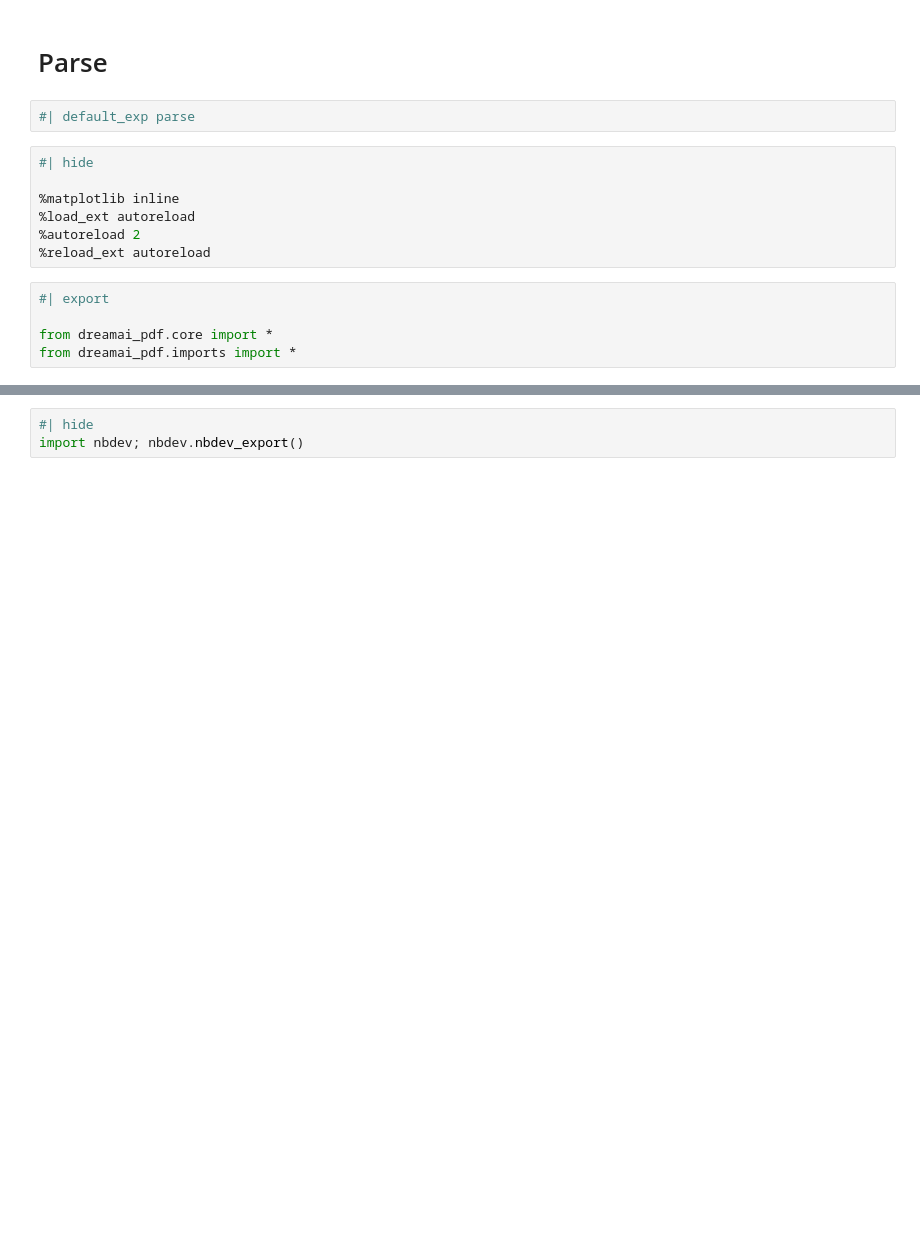
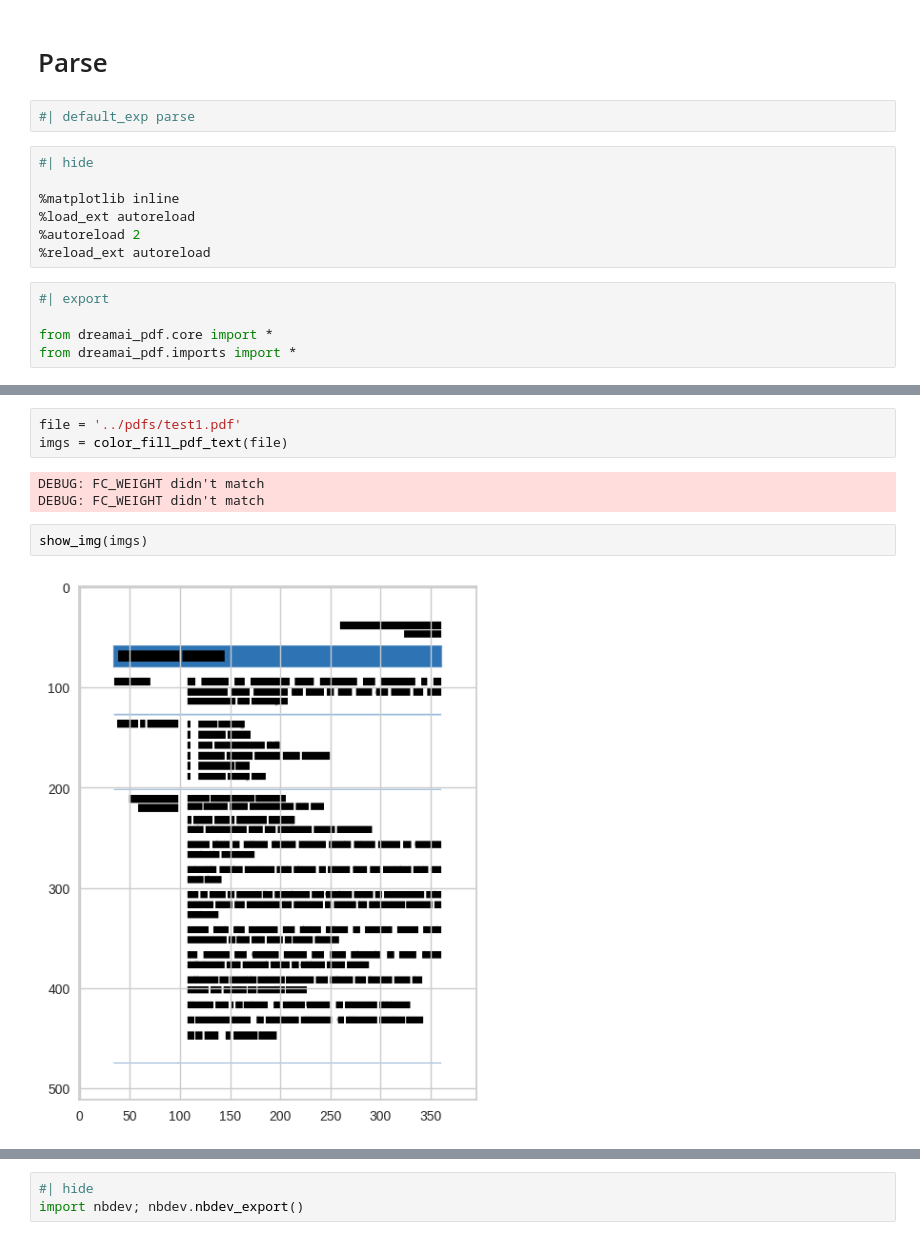
Before and after one commit to HamzaFarhan/dreamai_pdf_old, a Jupyter notebook: nbs/01_parse.ipynb, the cells around one changed output, grey strips where cells are left out. Cells and saved outputs as stored; diff of their text form; blank space fills up the shorter version.

```diff
--- a/nbs/01_parse.ipynb
+++ b/nbs/01_parse.ipynb
@@ -100,0 +205,10 @@ def pdf_to_text(data_path, max_n_cols=3, cols_list=[2,1]):
+# %%
+file = '../pdfs/test1.pdf'
+imgs = color_fill_pdf_text(file)
+# %% [output]
+DEBUG: FC_WEIGHT didn't match
+DEBUG: FC_WEIGHT didn't match
+# %%
+show_img(imgs)
+# %% [output]
+[figure, added]
```
Also changed, not shown: parts of 3 cells of this notebook, 12 other files.
